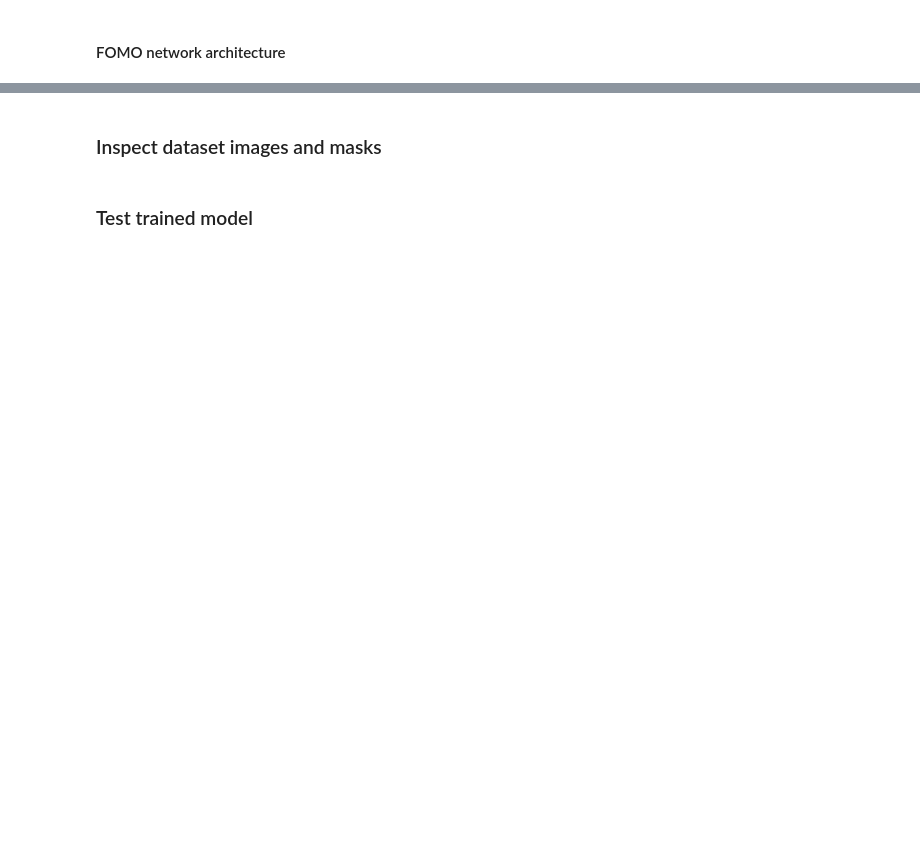
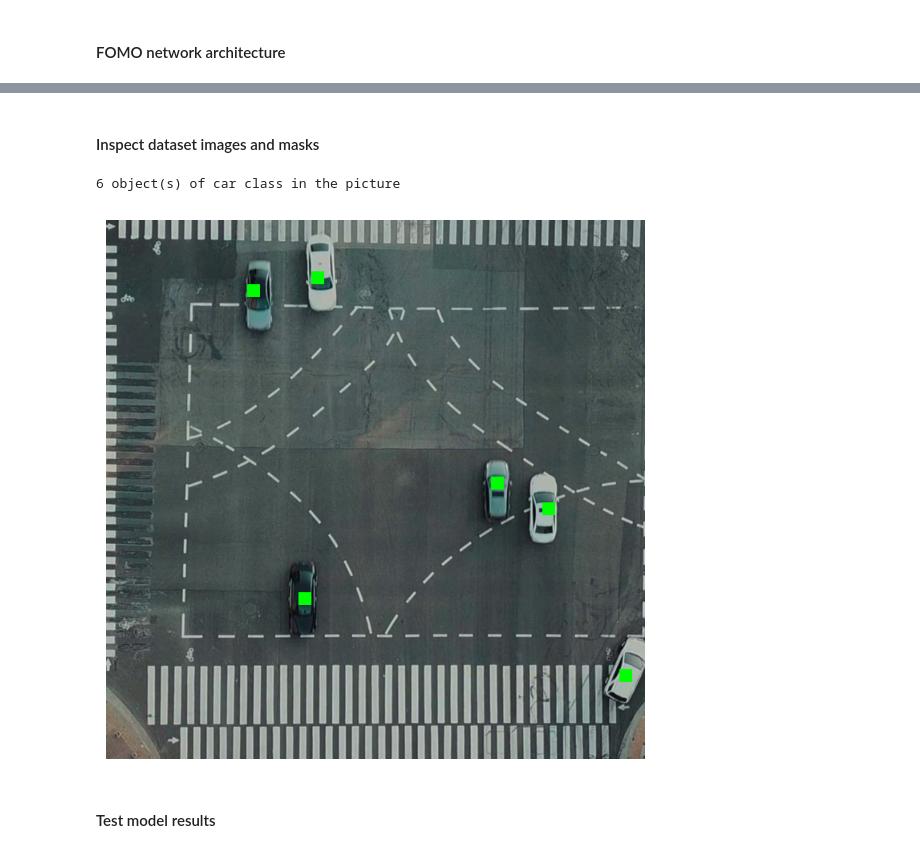
Before and after one commit to krzy3chu/FOMO, a Jupyter notebook: fomo.ipynb, the cells around one changed output, grey strips where cells are left out. Saved outputs shown, nothing was run; the diff lists cells and outputs as text; code cells hidden in the pictures; blank space fills up the shorter version.

```diff
--- a/fomo.ipynb
+++ b/fomo.ipynb
@@ -165,3 +157,6 @@ vehicle_data_module = VehicleDataModule(
+# %%
+GRID_SCALE = 16
+DETECTION_THRESHOLD = 0.1
 # %% [markdown]
 #### FOMO network architecture
 # %%
@@ -238,0 +252,7 @@ def postprocess_prediction(
+# %%
+NUMBER_OF_EPOCHS = 20
+IMAGE_RESOLUTION = 672
+BATCH_SIZE = 2
+LEARNING_RATE = 1e-3
+
+EXPERIMENT_NAME = "FOMO_Crossroad"
@@ -354,28 +410,34 @@ LOCAL_RANK: 0 - CUDA_VISIBLE_DEVICES: [0]
 # %% [markdown]
-### Inspect dataset images and masks
+#### Inspect dataset images and masks
+# %%
+def convert_from_tensor(img: torch.tensor, mask: torch.tensor) -> (np.ndarray, np.ndarray):
+    img = img.permute(1, 2, 0).numpy().astype(int)
+    mask_res = cv2.resize(
+        mask.numpy(),
+        dsize=(IMAGE_RESOLUTION, IMAGE_RESOLUTION),
+        interpolation=cv2.INTER_NEAREST,
+    )
+    return img, mask_res
 # %%
-def inspect_dataset(data_idx: int, class_idx: int):
-    dataset = VehicleDataset(
-                DATASET_DIR / Path("training"),
-                vehicle_data_module._transform,
-                vehicle_data_module._target_transform,
-    )
-    image, mask, count = dataset[data_idx]
+SUBSET = Path("training")
+DATA_IDX = 0
+CLASS = "car"
 
-    image = image.permute(1, 2, 0).numpy().astype(int)
-    class_mask = mask[class_idx]
-    mask_res = cv2.resize(
-        class_mask.numpy(),
-        dsize=(IMAGE_RESOLUTION, IMAGE_RESOLUTION),
-        interpolation=cv2.INTER_NEAREST,
-    )
-    image[mask_res == 1] = [0, 0, 255]
-
-    plt.figure(figsize = (10,10))
-    plt.axis('off')
-    plt.imshow(image)
-    print(str(count[0]), "object(s) in the picture")
-
-inspect_dataset(data_idx=6, class_idx=0)
+class_idx = CLASSES[CLASS]
+inspect_dataset = VehicleDataset(
+            DATASET_DIR / SUBSET,
+            vehicle_data_module._transform,
+            vehicle_data_module._target_transform,
+)
+image, mask, count = inspect_dataset = inspect_dataset[DATA_IDX]
+image, mask = convert_from_tensor(image, mask[class_idx])
+image[mask == 1] = (0, 255, 0)
+plt.figure(figsize = (7,7))
+plt.axis('off')
+plt.imshow(image)
+print(str(count[class_idx]), "object(s) of", CLASS, "class in the picture")
+# %% [output]
+6 object(s) of car class in the picture
+[figure, added]
 # %% [markdown]
-### Test trained model
+#### Test model results
```
Also changed, not shown: parts of 45 cells of this notebook, 1 other file.
